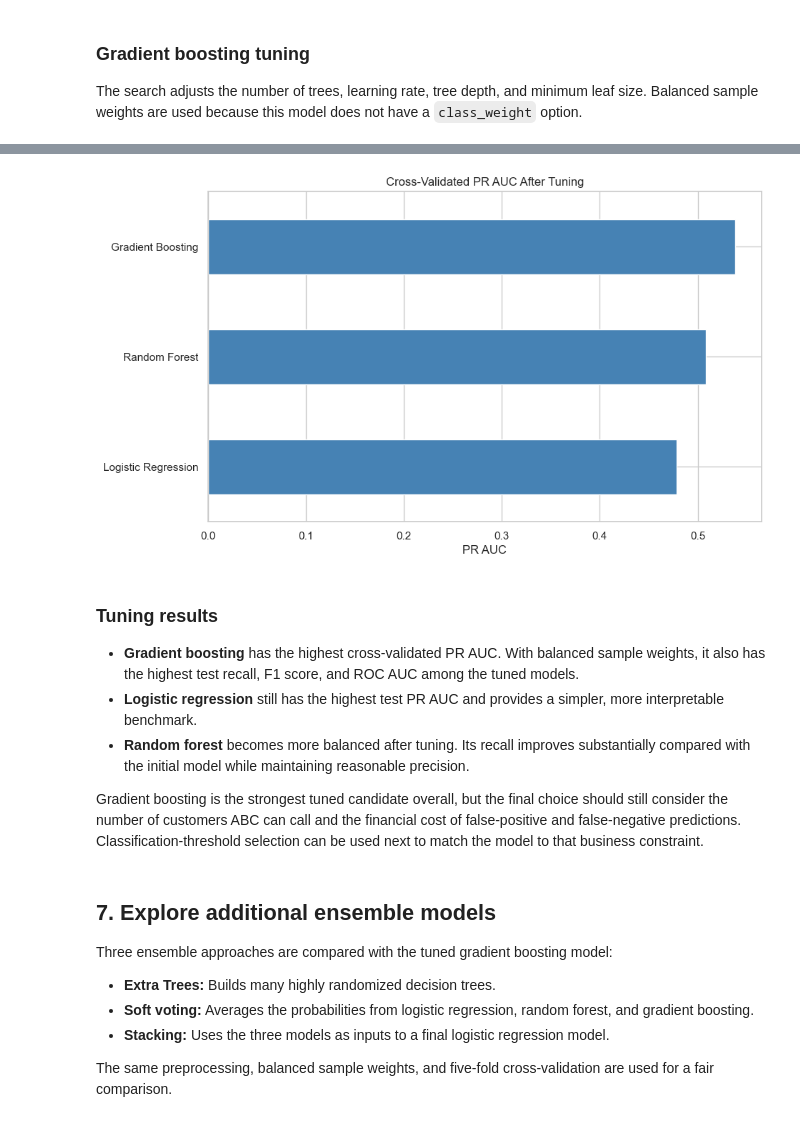
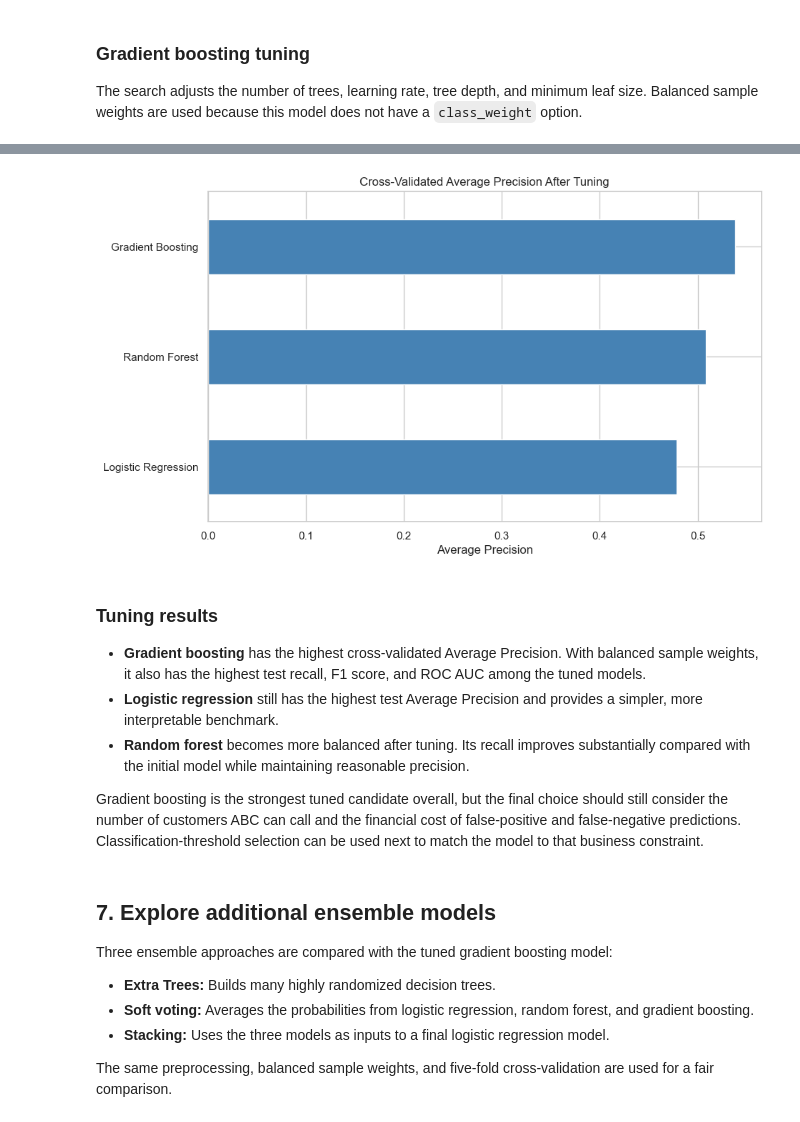
Before and after one commit to onazor/machine-learning-projects, a Jupyter notebook: campaign-analysis/main.ipynb, the cells around one changed output, grey strips where cells are left out. Drawn from its saved outputs; the diff is of its cells as text; code cells hidden in the pictures.

```diff
--- a/campaign-analysis/main.ipynb
+++ b/campaign-analysis/main.ipynb
@@ -411,12 +411,12 @@ for model_name, model in models.items():
         "Recall": recall_score(y_test, predictions),
         "F1 Score": f1_score(y_test, predictions),
         "ROC AUC": roc_auc_score(y_test, probabilities),
-        "PR AUC": average_precision_score(y_test, probabilities),
+        "Average Precision": average_precision_score(y_test, probabilities),
     })
 
     trained_models[model_name] = model_pipeline
 
 model_results = pd.DataFrame(results).set_index("Model")
-model_results = model_results.sort_values("PR AUC", ascending=False)
+model_results = model_results.sort_values("Average Precision", ascending=False)
 display(model_results.round(3))
 # %% [output]
@@ -569,13 +569,13 @@ for model_name, search in tuned_searches.items():
 
     tuned_results.append({
         "Model": model_name,
-        "CV PR AUC": search.best_score_,
+        "CV Average Precision": search.best_score_,
         "Accuracy": accuracy_score(y_test, predictions),
         "Precision": precision_score(y_test, predictions),
         "Recall": recall_score(y_test, predictions),
         "F1 Score": f1_score(y_test, predictions),
         "ROC AUC": roc_auc_score(y_test, probabilities),
-        "Test PR AUC": average_precision_score(y_test, probabilities),
+        "Test Average Precision": average_precision_score(y_test, probabilities),
     })
 
 tuned_model_results = pd.DataFrame(tuned_results).set_index("Model")
@@ -587,18 +587,18 @@ display(tuned_model_results.round(3))
 | Random Forest | 0.509 | 0.871 | 0.576 | 0.507 | 0.540 | 0.890 | 0.553 |
 | Gradient Boosting | 0.538 | 0.850 | 0.500 | 0.806 | 0.617 | 0.899 | 0.589 |
 # %%
-tuned_model_results["CV PR AUC"].sort_values().plot(kind="barh", color=PLOT_COLOR, figsize=(10, 6))
-plt.title("Cross-Validated PR AUC After Tuning")
-plt.xlabel("PR AUC")
+tuned_model_results["CV Average Precision"].sort_values().plot(kind="barh", color=PLOT_COLOR, figsize=(10, 6))
+plt.title("Cross-Validated Average Precision After Tuning")
+plt.xlabel("Average Precision")
 plt.ylabel("")
 plt.show()
 # %% [output]
-[figure, old version]
+[figure, new version]
 # %% [markdown]
 ### Tuning results
 
-- **Gradient boosting** has the highest cross-validated PR AUC. With balanced sample weights, it also has the highest test recall, F1 score, and ROC AUC among the tuned models.
-- **Logistic regression** still has the highest test PR AUC and provides a simpler, more interpretable benchmark.
+- **Gradient boosting** has the highest cross-validated Average Precision. With balanced sample weights, it also has the highest test recall, F1 score, and ROC AUC among the tuned models.
+- **Logistic regression** still has the highest test Average Precision and provides a simpler, more interpretable benchmark.
 - **Random forest** becomes more balanced after tuning. Its recall improves substantially compared with the initial model while maintaining reasonable precision.
 
 Gradient boosting is the strongest tuned candidate overall, but the final choice should still consider the number of customers ABC can call and the financial cost of false-positive and false-negative predictions. Classification-threshold selection can be used next to match the model to that business constraint.
```
Also changed, not shown: parts of 18 cells of this notebook.
